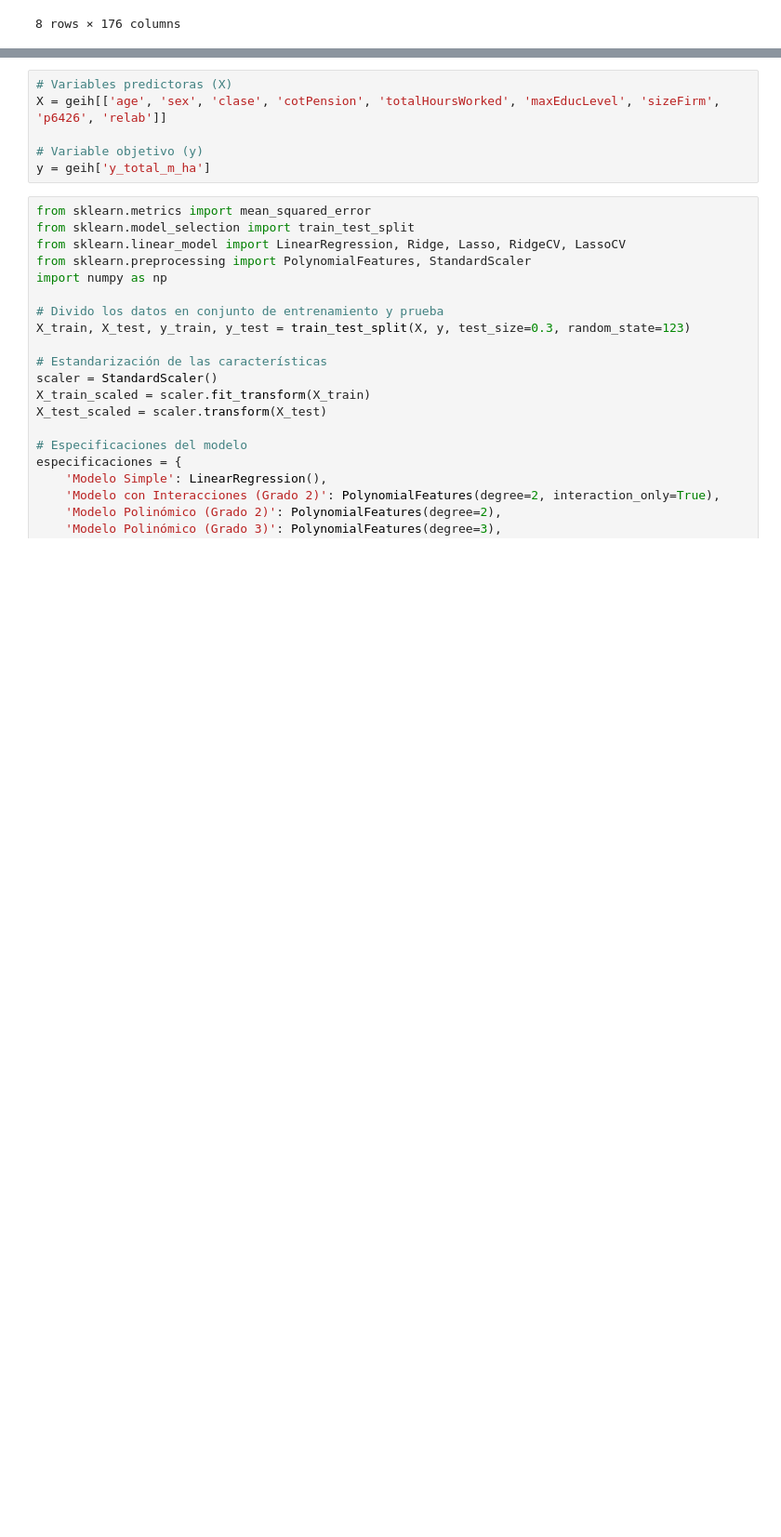
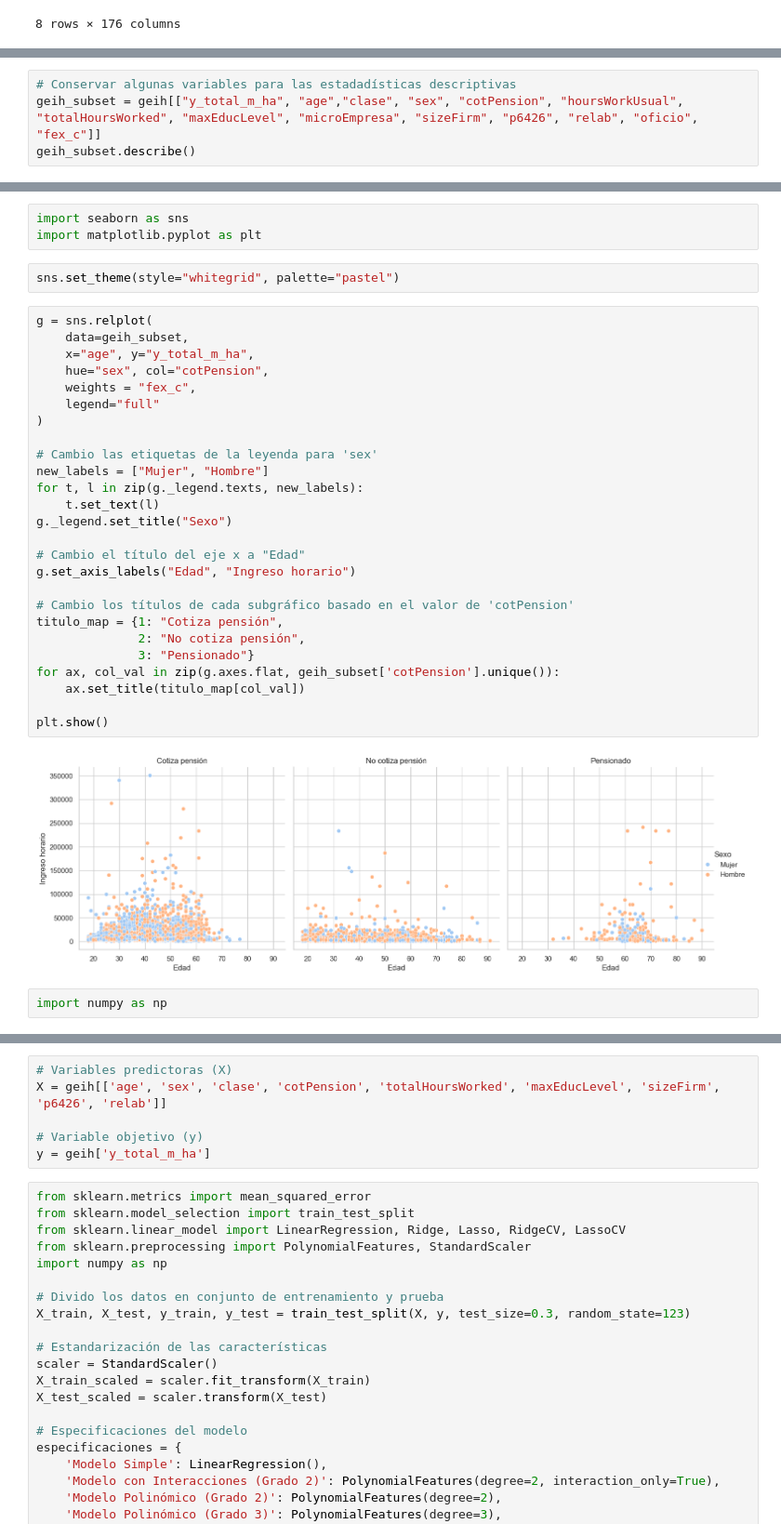
Before and after one commit to larasofiacantero/PS1, a Jupyter notebook: scripts/PS_1_ML.ipynb, the cells around one changed output, grey strips where cells are left out. Shown at 93% size. Cells and saved outputs as stored; diff of their text form; blank space fills up the shorter version.

```diff
--- a/scripts/PS_1_ML.ipynb
+++ b/scripts/PS_1_ML.ipynb
@@ -118,0 +121,4 @@ geih = geih.dropna(subset=['y_total_m_ha', 'age', 'sex', 'clase', 'cotPension',
+# %%
+# Conservar algunas variables para las estadadísticas descriptivas
+geih_subset = geih[["y_total_m_ha", "age","clase", "sex", "cotPension", "hoursWorkUsual", "totalHoursWorked", "maxEducLevel", "microEmpresa", "sizeFirm", "p6426", "relab", "oficio", "fex_c"]]
+geih_subset.describe()
@@ -118,0 +135,35 @@ geih = geih.dropna(subset=['y_total_m_ha', 'age', 'sex', 'clase', 'cotPension',
+# %%
+import seaborn as sns
+import matplotlib.pyplot as plt
+# %%
+sns.set_theme(style="whitegrid", palette="pastel")
+# %%
+g = sns.relplot(
+    data=geih_subset,
+    x="age", y="y_total_m_ha",
+    hue="sex", col="cotPension",
+    weights = "fex_c",
+    legend="full"
+)
+
+# Cambio las etiquetas de la leyenda para 'sex'
+new_labels = ["Mujer", "Hombre"]
+for t, l in zip(g._legend.texts, new_labels):
+    t.set_text(l)
+g._legend.set_title("Sexo")
+
+# Cambio el título del eje x a "Edad"
+g.set_axis_labels("Edad", "Ingreso horario")
+
+# Cambio los títulos de cada subgráfico basado en el valor de 'cotPension'
+titulo_map = {1: "Cotiza pensión",
+              2: "No cotiza pensión",
+              3: "Pensionado"}
+for ax, col_val in zip(g.axes.flat, geih_subset['cotPension'].unique()):
+    ax.set_title(titulo_map[col_val])
+
+plt.show()
+# %% [output]
+[figure, added]
+# %%
+import numpy as np
```
Also changed, not shown: parts of 22 cells of this notebook, 3 other files.
